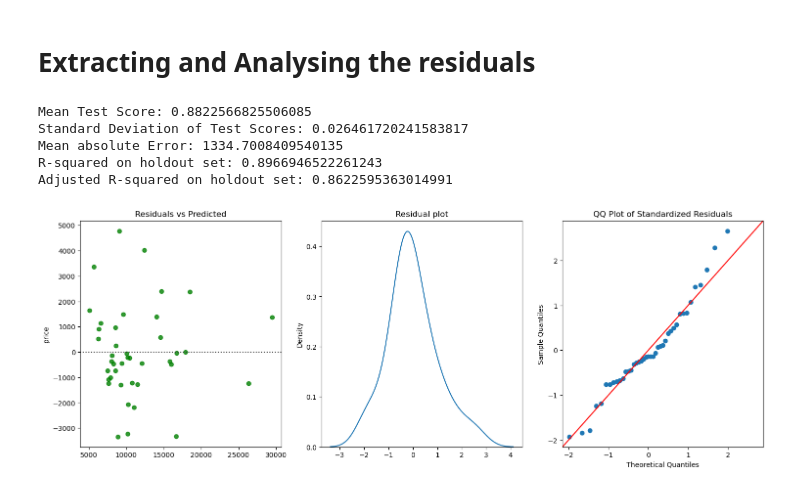
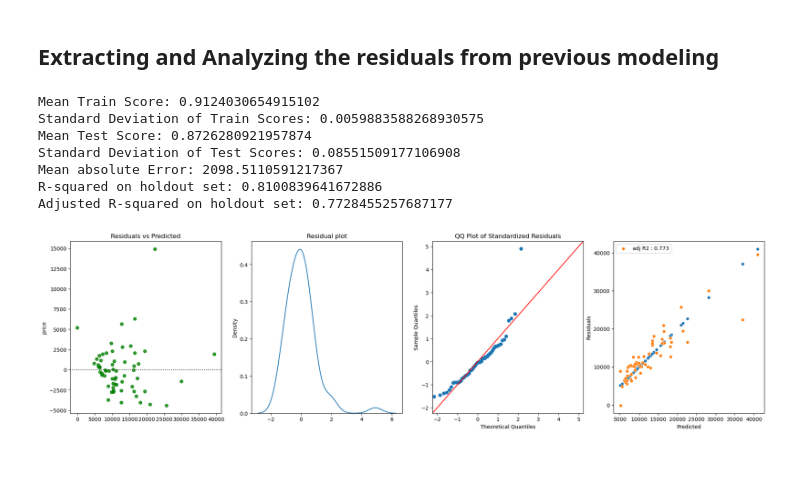
Before and after one commit to Ravikumarchavva/ML_Playground, a Jupyter notebook: week1_regressionAnalysis/Day5_ErrorAnalysis/ErrorAnalysis.ipynb, the cells around one changed output. Saved outputs shown, nothing was run; the diff lists cells and outputs as text; code cells hidden in the pictures; blank space fills up the shorter version.

```diff
--- a/week1_regressionAnalysis/Day5_ErrorAnalysis/ErrorAnalysis.ipynb
+++ b/week1_regressionAnalysis/Day5_ErrorAnalysis/ErrorAnalysis.ipynb
@@ -55,7 +46,7 @@ train_data.shape,test_data.shape
 cat_cols=[col for col in train_data.columns if train_data[col].dtype== pl.String]
 num_cols=[col for col in train_data.drop("car_ID","price").columns if train_data[col].dtype!= pl.String]
 # %% [markdown]
-# Extracting and Analysing the residuals
+## Extracting and Analyzing the residuals from previous modeling
 # %%
 from sklearn.linear_model import ElasticNet
 from sklearn.pipeline import Pipeline
@@ -63,7 +54,6 @@ from sklearn.compose import ColumnTransformer
 from sklearn.preprocessing import OneHotEncoder,StandardScaler
 from sklearn.model_selection import cross_val_predict,cross_validate,RepeatedKFold
 from sklearn.metrics import mean_absolute_error,r2_score
-from skopt import BayesSearchCV
 import statsmodels.api as sm
 
 X_train=train_data.drop('price',"car_ID").to_pandas()
@@ -78,59 +68,51 @@ imputer = ColumnTransformer(transformers=[
 
 elastic_pipe = Pipeline([
     ('imputer', imputer),
-    ('regressor', ElasticNet())
+    ('regressor', ElasticNet(alpha=0.1566,l1_ratio=.1))
 ])
-param_space = {
-    'regressor__alpha': (1e-3, 1e3, 'log-uniform'),
-    'regressor__l1_ratio': (0.1, 0.9),
-    'regressor__fit_intercept': (True,False),
-}
 
-rkf=RepeatedKFold(n_splits=3,random_state=42)
-bayes_search = BayesSearchCV(estimator=elastic_pipe, search_spaces=param_space, n_iter=20, cv=rkf, n_jobs=-1, random_state=42)
-bayes_search.fit(X_train, y_train)
+rkf=RepeatedKFold(n_splits=10,random_state=42)
 
-best_alpha = bayes_search.best_params_['regressor__alpha']
-best_l1_ratio = bayes_search.best_params_['regressor__l1_ratio']
-best_fit_intercept = bayes_search.best_params_['regressor__fit_intercept']
-
-elastic_pipe.set_params(regressor__alpha=best_alpha)
-elastic_pipe.set_params(regressor__l1_ratio=best_l1_ratio)
-elastic_pipe.set_params(regressor__fit_intercept=best_fit_intercept)
 elastic_pipe.fit(X_train, y_train)
-cv_results = cross_validate(elastic_pipe, X_train,y_train, cv=rkf, scoring='r2',n_jobs=-1)
+cv_results = cross_validate(elastic_pipe, X_train,y_train, cv=rkf, scoring='r2',n_jobs=-1,return_train_score=True)
+print(f'Mean Train Score: {cv_results["train_score"].mean()}')
+print(f'Standard Deviation of Train Scores: {cv_results["train_score"].std()}')
 print(f'Mean Test Score: {cv_results["test_score"].mean()}')
 print(f'Standard Deviation of Test Scores: {cv_results["test_score"].std()}')
 
 sc=StandardScaler()
-predictions = cross_val_predict(elastic_pipe, X_test, y_test,n_jobs=-1)
+predictions = cross_val_predict(elastic_pipe, X_test, y_test)
 residuals = y_test - predictions
 std_residuals = sc.fit_transform(residuals.values.reshape(-1, 1))
 std_residuals = std_residuals.flatten()
 mae = mean_absolute_error(y_test, predictions)
 r2 = r2_score(y_true=y_test,y_pred= predictions)
 n,p = X_test.shape
 adjusted_r2 = 1 - (1 - r2) * (n - 1) / (n - p - 1)
 
 print(f'Mean absolute Error: {mae}')
 print(f'R-squared on holdout set: {r2}')
 print(f'Adjusted R-squared on holdout set: {adjusted_r2}')
 
-fig,[ax1,ax2,ax3] = plt.subplots(ncols=3,figsize=(18,6))
+fig,[ax1,ax2,ax3,ax4] = plt.subplots(ncols=4,figsize=(24,6))
 sns.residplot(x=predictions, y=residuals, color='g',ax=ax1)
 plt.xlabel('Predicted')
 plt.ylabel('Residuals')
 ax1.set_title('Residuals vs Predicted')
 sns.kdeplot(std_residuals,ax=ax2)
 ax2.set_title("Residual plot")
 # QQ plot
 sm.qqplot(std_residuals, line='45', ax=ax3)
 ax3.set_title('QQ Plot of Standardized Residuals')
+sns.scatterplot(x=y_test,y=y_test,ax=ax4)
+sns.scatterplot(x=y_test,y=predictions,ax=ax4,label=f"adj R2 : {adjusted_r2.round(3)}")
 plt.show()
 # %% [output]
-Mean Test Score: 0.8822566825506085
-Standard Deviation of Test Scores: 0.026461720241583817
-Mean absolute Error: 1334.7008409540135
-R-squared on holdout set: 0.8966946522261243
-Adjusted R-squared on holdout set: 0.8622595363014991
+Mean Train Score: 0.9124030654915102
+Standard Deviation of Train Scores: 0.0059883588268930575
+Mean Test Score: 0.8726280921957874
+Standard Deviation of Test Scores: 0.08551509177106908
+Mean absolute Error: 2098.5110591217367
+R-squared on holdout set: 0.8100839641672886
+Adjusted R-squared on holdout set: 0.7728455257687177
-[figure, old version]
+[figure, new version]
```
Also changed, not shown: parts of 55 cells of this notebook, 30 other files.
